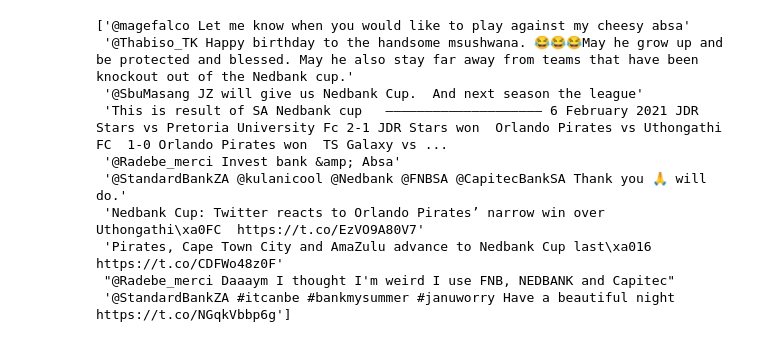
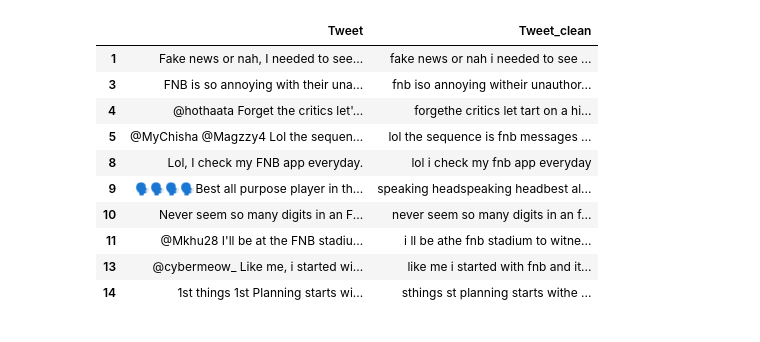
Before and after one commit to nblomerus/South-African-Bank-Sentiment-Analysis, a Jupyter notebook: explore_dataset.ipynb, the cells around one changed output. Cells and saved outputs as stored; diff of their text form; code cells hidden in the pictures.

```diff
--- a/explore_dataset.ipynb
+++ b/explore_dataset.ipynb
@@ -52,0 +23,3 @@ print(indexes_per_year)
+# %%
+# load parquet file
+tweets_df = pd.read_parquet("tweets_from_2019-01-01_to_2019-01-02.parquet")
@@ -52,0 +55,3 @@ print(indexes_per_year)
+# %%
+# remove rows where username is in bank_search
+tweets_df = tweets_df[ ~tweets_df["Username"].str.lower().str.contains('fnb|standardbank|nedbank|absa|capitec',regex = True)]
@@ -52,0 +70,5 @@ print(indexes_per_year)
+# %%
+tweets_df['Tweet_clean'] = tweets_df['Tweet'].apply(translate_emoji).apply(clean_tweet)
+# %%
+tweets_df = tweets_df.astype({'Tweet_clean': 'string'})
+tweets_df.info()
@@ -53,13 +92,15 @@ print(indexes_per_year)
 # %%
-print(tweets_df['base_tweet'].head(10).values)
+
+tweets_df[['Tweet', 'Tweet_clean']].head(10)
 # %% [output]
-['@magefalco Let me know when you would like to play against my cheesy absa'
- '@Thabiso_TK Happy birthday to the handsome msushwana. 😂😂😂May he grow up and be protected and blessed. May he also stay far away from teams that have been knockout out of the Nedbank cup.'
- '@SbuMasang JZ will give us Nedbank Cup.  And next season the league'
- 'This is result of SA Nedbank cup   ———————————————————— 6 February 2021 JDR Stars vs Pretoria University Fc 2-1 JDR Stars won  Orlando Pirates vs Uthongathi FC  1-0 Orlando Pirates won  TS Galaxy vs ...
- '@Radebe_merci Invest bank &amp; Absa'
- '@StandardBankZA @kulanicool @Nedbank @FNBSA @CapitecBankSA Thank you 🙏 will do.'
- 'Nedbank Cup: Twitter reacts to Orlando Pirates’ narrow win over Uthongathi\xa0FC  https://t.co/EzVO9A80V7'
- 'Pirates, Cape Town City and AmaZulu advance to Nedbank Cup last\xa016  https://t.co/CDFWo48z0F'
- "@Radebe_merci Daaaym I thought I'm weird I use FNB, NEDBANK and Capitec"
- '@StandardBankZA #itcanbe #bankmysummer #januworry Have a beautiful night  https://t.co/NGqkVbbp6g']
+|  | Tweet | Tweet_clean |
+| 1 | Fake news or nah, I needed to see... | fake news or nah i needed to see ... |
+| 3 | FNB is so annoying with their una... | fnb iso annoying witheir unauthor... |
+| 4 | @hothaata Forget the critics let'... | forgethe critics let tart on a hi... |
+| 5 | @MyChisha @Magzzy4 Lol the sequen... | lol the sequence is fnb messages ... |
+| 8 | Lol, I check my FNB app everyday. | lol i check my fnb app everyday |
+| 9 | 🗣🗣🗣🗣Best all purpose player in th... | speaking headspeaking headbest al... |
+| 10 | Never seem so many digits in an F... | never seem so many digits in an f... |
+| 11 | @Mkhu28 I'll be at the FNB stadiu... | i ll be athe fnb stadium to witne... |
+| 13 | @cybermeow_ Like me, i started wi... | like me i started with fnb and it... |
+| 14 | 1st things 1st Planning starts wi... | sthings st planning starts withe ... |
```
Also changed, not shown: parts of 31 cells of this notebook, 3 other files.
